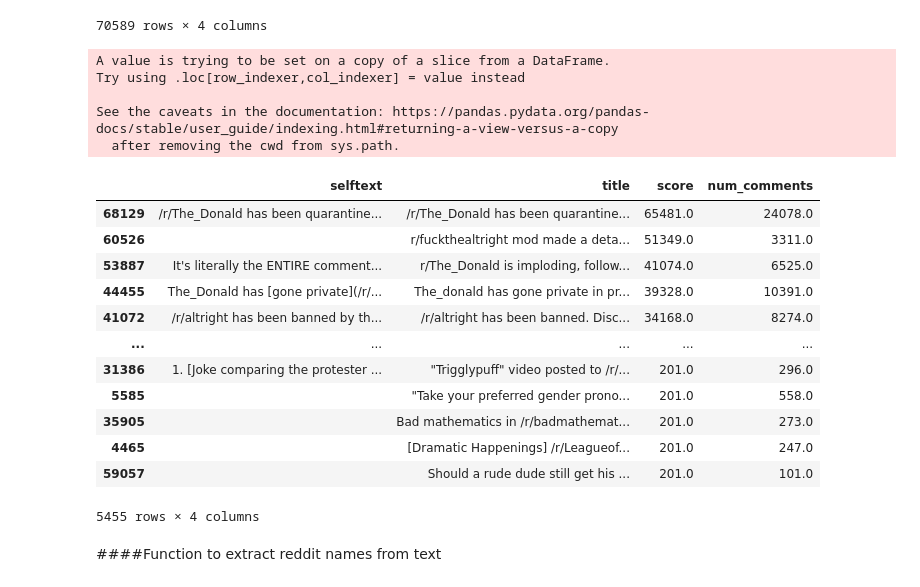
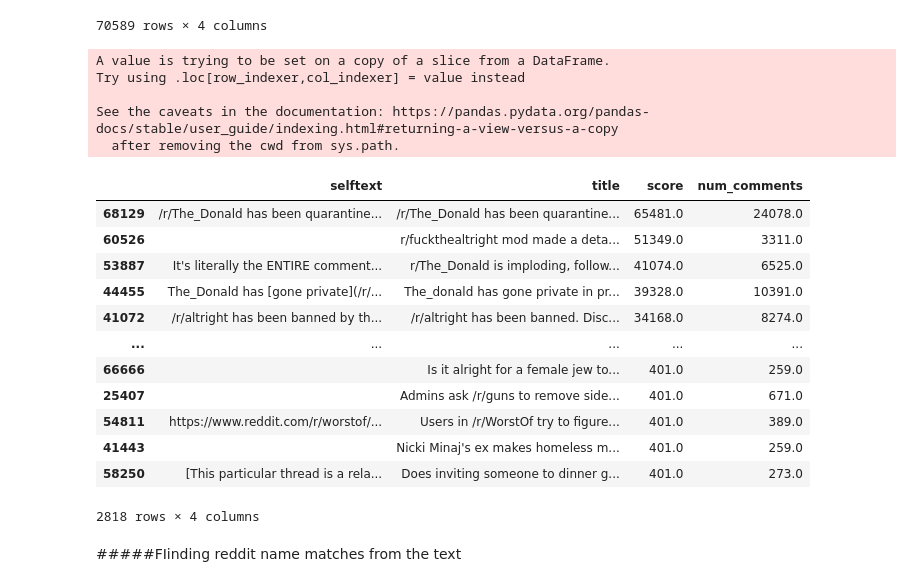
Before and after one commit to ahmedqazi123/RedditAnalysis, a Jupyter notebook: To_Act_or_React.ipynb, the cells around one changed output. Drawn from its saved outputs; the diff is of its cells as text; code cells hidden in the pictures.

```diff
--- a/To_Act_or_React.ipynb
+++ b/To_Act_or_React.ipynb
@@ -369,30 +434,30 @@ SD
 # %%
 #Posts below a score of 100 will be dropped
 SD = SD.sort_values(by = "score", ascending = False)
-SDNew = SD[(SD['score'] > 200) & (SD['num_comments'] > 100)]
+SDNew = SD[(SD['score'] > 400) & (SD['num_comments'] > 200)]
 SDNew['selftext'] = SDNew['selftext'].fillna(" ")
 SDNew
 # %% [output]
 A value is trying to be set on a copy of a slice from a DataFrame.
 Try using .loc[row_indexer,col_indexer] = value instead
 
 See the caveats in the documentation: https://pandas.pydata.org/pandas-docs/stable/user_guide/indexing.html#returning-a-view-versus-a-copy
   after removing the cwd from sys.path.
 |  | selftext | title | score | num_comments |
 | 68129 | /r/The_Donald has been quarantine... | /r/The_Donald has been quarantine... | 65481.0 | 24078.0 |
 | 60526 |  | r/fuckthealtright mod made a deta... | 51349.0 | 3311.0 |
 | 53887 | It's literally the ENTIRE comment... | r/The_Donald is imploding, follow... | 41074.0 | 6525.0 |
 | 44455 | The_Donald has [gone private](/r/... | The_donald has gone private in pr... | 39328.0 | 10391.0 |
 | 41072 | /r/altright has been banned by th... | /r/altright has been banned. Disc... | 34168.0 | 8274.0 |
 | ... | ... | ... | ... | ... |
-| 31386 | 1. [Joke comparing the protester ... | "Trigglypuff" video posted to /r/... | 201.0 | 296.0 |
-| 5585 |  | "Take your preferred gender prono... | 201.0 | 558.0 |
-| 35905 |  | Bad mathematics in /r/badmathemat... | 201.0 | 273.0 |
-| 4465 |  | [Dramatic Happenings] /r/Leagueof... | 201.0 | 247.0 |
-| 59057 |  | Should a rude dude still get his ... | 201.0 | 101.0 |
+| 66666 |  | Is it alright for a female jew to... | 401.0 | 259.0 |
+| 25407 |  | Admins ask /r/guns to remove side... | 401.0 | 671.0 |
+| 54811 | https://www.reddit.com/r/worstof/... | Users in /r/WorstOf try to figure... | 401.0 | 389.0 |
+| 41443 |  | Nicki Minaj's ex makes homeless m... | 401.0 | 259.0 |
+| 58250 | [This particular thread is a rela... | Does inviting someone to dinner g... | 401.0 | 273.0 |
-5455 rows × 4 columns
+2818 rows × 4 columns
 # %% [markdown]
-####Function to extract reddit names from text
+#####FIinding reddit name matches from the text
 # %%
 def clean_string(st):
   st = st.lower()
```
Also changed, not shown: parts of 28 cells of this notebook.
